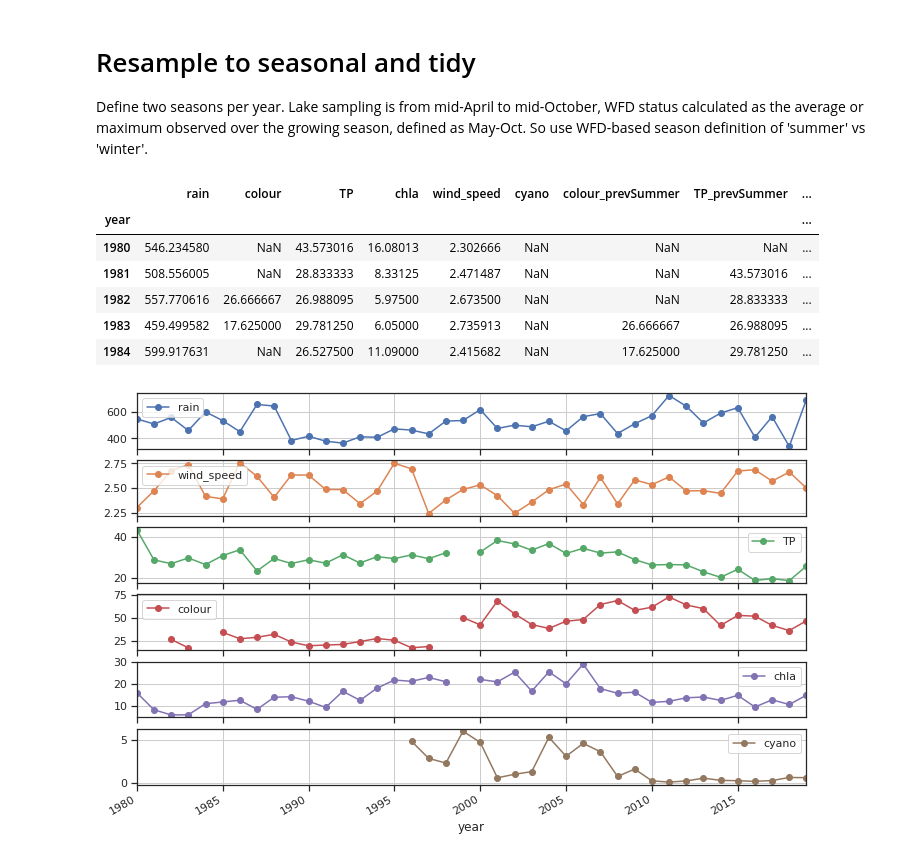
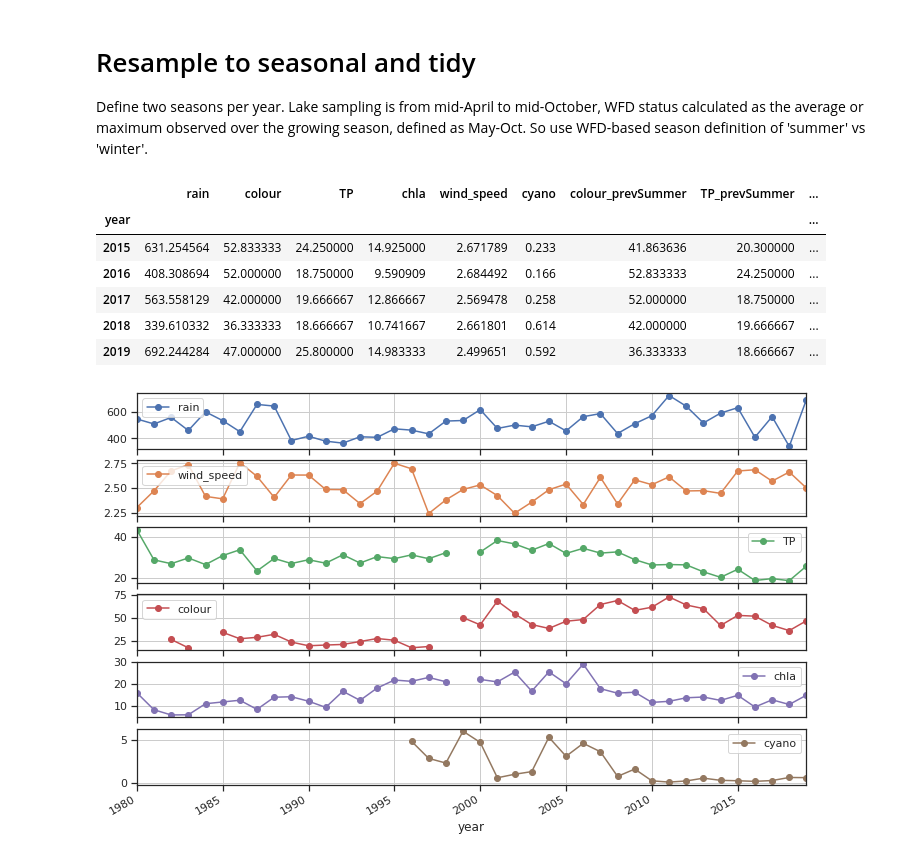
Before and after one commit to icra/WATExR, a Jupyter notebook: Norway_Morsa/BayesianNetwork/Notebooks/04_MakeHistoricTrainingData.ipynb, the cells around one changed output. Saved outputs shown, nothing was run; the diff lists cells and outputs as text; code cells hidden in the pictures.

```diff
--- a/Norway_Morsa/BayesianNetwork/Notebooks/04_MakeHistoricTrainingData.ipynb
+++ b/Norway_Morsa/BayesianNetwork/Notebooks/04_MakeHistoricTrainingData.ipynb
@@ -181,23 +181,23 @@ Define two seasons per year. Lake sampling is from mid-April to mid-October, WFD
 # %%
 summer_df = bn.daily_to_summer_season(daily_df)
 
 # Add previous summer values for selected cols
 prevSummerCols = summer_df[['colour','TP','chla']].shift(+1)
 prevSummerCols = prevSummerCols.add_suffix('_prevSummer')
 summer_df = summer_df.join(prevSummerCols)
 
 # Truncate start and end years so covers period 1980/1-end year (incl.)
 summer_df = summer_df.loc[start_year:end_yr_dict[met_source],:]
 
-summer_df.head()
+summer_df.tail()
 # %% [output]
 |  | rain | colour | TP | chla | wind_speed | cyano | colour_prevSummer | TP_prevSummer | ... |
 | year |  |  |  |  |  |  |  |  | ... |
-| 1980 | 546.234580 | NaN | 43.573016 | 16.08013 | 2.302666 | NaN | NaN | NaN | ... |
-| 1981 | 508.556005 | NaN | 28.833333 | 8.33125 | 2.471487 | NaN | NaN | 43.573016 | ... |
-| 1982 | 557.770616 | 26.666667 | 26.988095 | 5.97500 | 2.673500 | NaN | NaN | 28.833333 | ... |
-| 1983 | 459.499582 | 17.625000 | 29.781250 | 6.05000 | 2.735913 | NaN | 26.666667 | 26.988095 | ... |
-| 1984 | 599.917631 | NaN | 26.527500 | 11.09000 | 2.415682 | NaN | 17.625000 | 29.781250 | ... |
+| 2015 | 631.254564 | 52.833333 | 24.250000 | 14.925000 | 2.671789 | 0.233 | 41.863636 | 20.300000 | ... |
+| 2016 | 408.308694 | 52.000000 | 18.750000 | 9.590909 | 2.684492 | 0.166 | 52.833333 | 24.250000 | ... |
+| 2017 | 563.558129 | 42.000000 | 19.666667 | 12.866667 | 2.569478 | 0.258 | 52.000000 | 18.750000 | ... |
+| 2018 | 339.610332 | 36.333333 | 18.666667 | 10.741667 | 2.661801 | 0.614 | 42.000000 | 19.666667 | ... |
+| 2019 | 692.244284 | 47.000000 | 25.800000 | 14.983333 | 2.499651 | 0.592 | 36.333333 | 18.666667 | ... |
 # %%
 # Quick check of output
 vars_to_plot = ['rain','wind_speed','TP','colour','chla','cyano']
```
Also changed, not shown: 14 other files.
